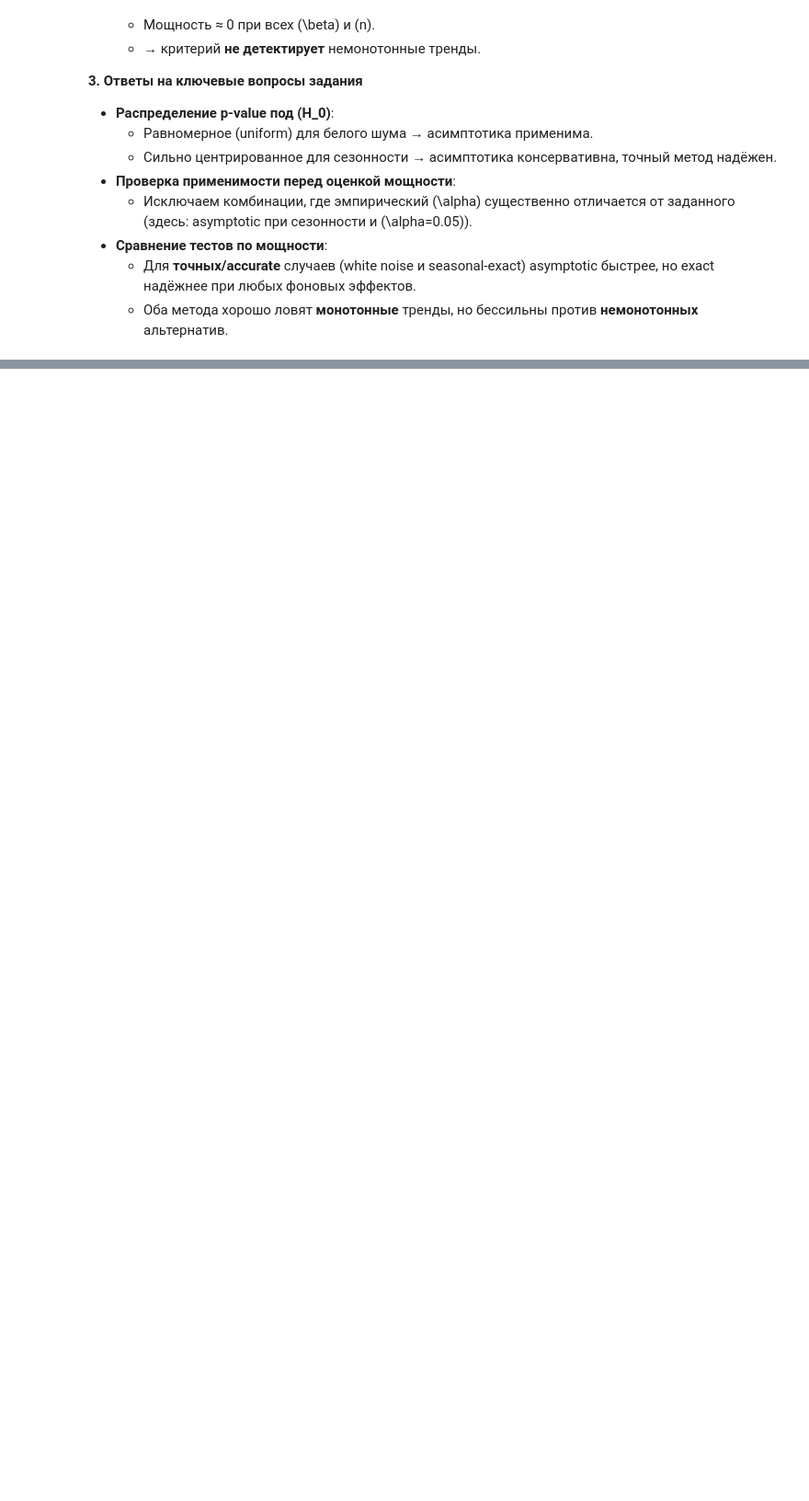
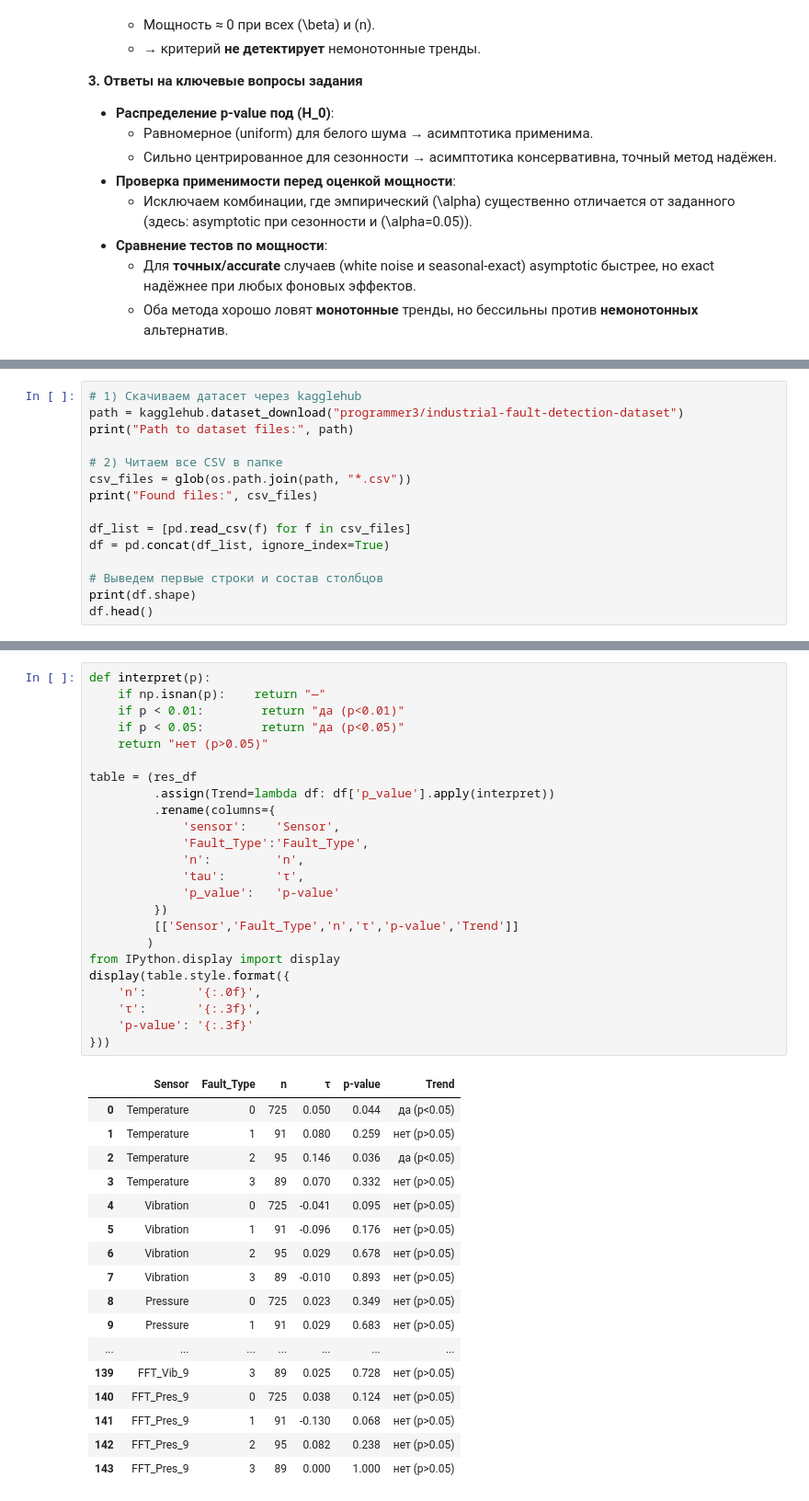
Before and after one commit to Denigmma/Practice_LogBook, a Jupyter notebook: SPBU courses/Statistical analysis/project/Kendall2.ipynb, the cells around one changed output, grey strips where cells are left out. Shown at 92% size. Saved outputs shown, nothing was run; the diff lists cells and outputs as text; blank space fills up the shorter version.

```diff
--- a/SPBU courses/Statistical analysis/project/Kendall2.ipynb
+++ b/SPBU courses/Statistical analysis/project/Kendall2.ipynb
@@ -769,0 +867,15 @@ plt.show()
+# %%
+# 1) Скачиваем датасет через kagglehub
+path = kagglehub.dataset_download("programmer3/industrial-fault-detection-dataset")
+print("Path to dataset files:", path)
+
+# 2) Читаем все CSV в папке
+csv_files = glob(os.path.join(path, "*.csv"))
+print("Found files:", csv_files)
+
+df_list = [pd.read_csv(f) for f in csv_files]
+df = pd.concat(df_list, ignore_index=True)
+
+# Выведем первые строки и состав столбцов
+print(df.shape)
+df.head()
@@ -769,0 +979,42 @@ plt.show()
+# %%
+def interpret(p):
+    if np.isnan(p):    return "—"
+    if p < 0.01:        return "да (p<0.01)"
+    if p < 0.05:        return "да (p<0.05)"
+    return "нет (p>0.05)"
+
+table = (res_df
+         .assign(Trend=lambda df: df['p_value'].apply(interpret))
+         .rename(columns={
+             'sensor':    'Sensor',
+             'Fault_Type':'Fault_Type',
+             'n':         'n',
+             'tau':       'τ',
+             'p_value':   'p-value'
+         })
+         [['Sensor','Fault_Type','n','τ','p-value','Trend']]
+        )
+from IPython.display import display
+display(table.style.format({
+    'n':       '{:.0f}',
+    'τ':       '{:.3f}',
+    'p-value': '{:.3f}'
+}))
+# %% [output]
+|  | Sensor | Fault_Type | n | τ | p-value | Trend |
+| 0 | Temperature | 0 | 725 | 0.050 | 0.044 | да (p<0.05) |
+| 1 | Temperature | 1 | 91 | 0.080 | 0.259 | нет (p>0.05) |
+| 2 | Temperature | 2 | 95 | 0.146 | 0.036 | да (p<0.05) |
+| 3 | Temperature | 3 | 89 | 0.070 | 0.332 | нет (p>0.05) |
+| 4 | Vibration | 0 | 725 | -0.041 | 0.095 | нет (p>0.05) |
+| 5 | Vibration | 1 | 91 | -0.096 | 0.176 | нет (p>0.05) |
+| 6 | Vibration | 2 | 95 | 0.029 | 0.678 | нет (p>0.05) |
+| 7 | Vibration | 3 | 89 | -0.010 | 0.893 | нет (p>0.05) |
+| 8 | Pressure | 0 | 725 | 0.023 | 0.349 | нет (p>0.05) |
+| 9 | Pressure | 1 | 91 | 0.029 | 0.683 | нет (p>0.05) |
+| ... | ... | ... | ... | ... | ... | ... |
+| 139 | FFT_Vib_9 | 3 | 89 | 0.025 | 0.728 | нет (p>0.05) |
+| 140 | FFT_Pres_9 | 0 | 725 | 0.038 | 0.124 | нет (p>0.05) |
+| 141 | FFT_Pres_9 | 1 | 91 | -0.130 | 0.068 | нет (p>0.05) |
+| 142 | FFT_Pres_9 | 2 | 95 | 0.082 | 0.238 | нет (p>0.05) |
+| 143 | FFT_Pres_9 | 3 | 89 | 0.000 | 1.000 | нет (p>0.05) |
```
Also changed, not shown: parts of 18 cells of this notebook.
